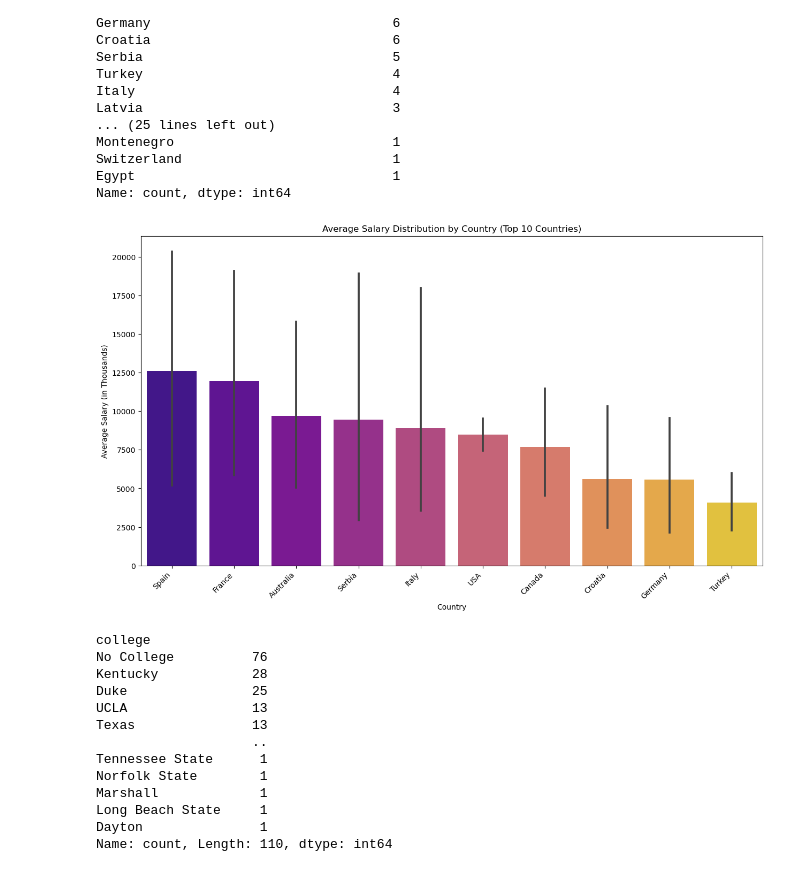
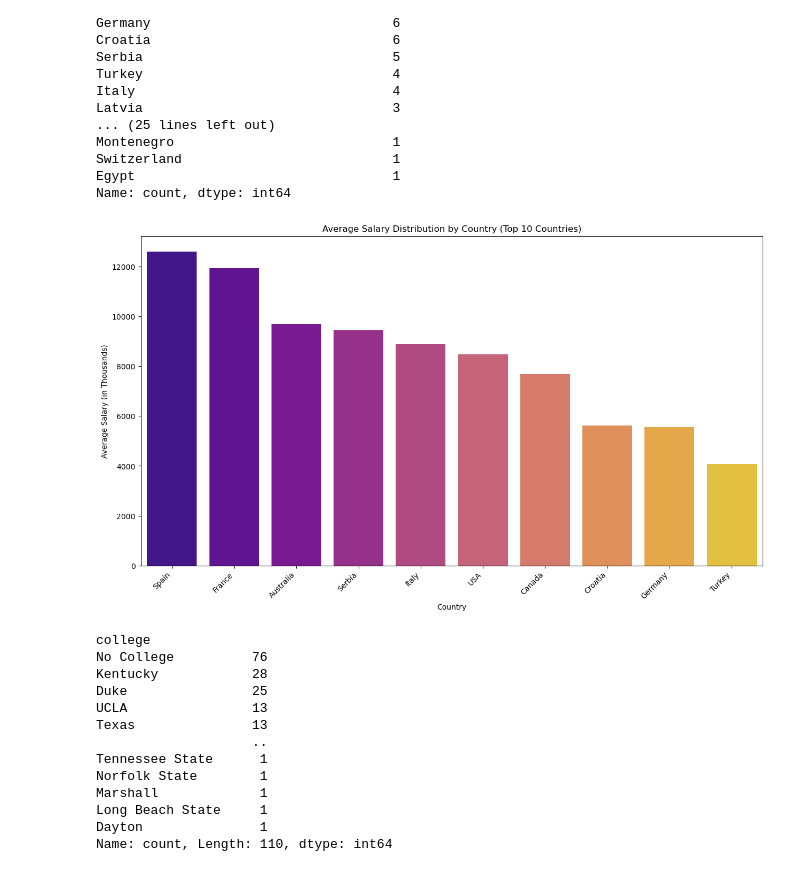
Before and after one commit to denizsimsek8/DATA-SCIENCE-PROJECT, a Jupyter notebook: NBA2K20.ipynb, the cells around one changed output. Saved outputs shown, nothing was run; the diff lists cells and outputs as text; code cells hidden in the pictures.

```diff
--- a/NBA2K20.ipynb
+++ b/NBA2K20.ipynb
@@ -543,20 +543,20 @@ fig.show()
 # %%
 # En çok temsil edilen ilk 10 ülkeyi ortalama ücretlerine göre sıralama
 
 top_countries = unique_players['country'].value_counts().nlargest(10).index
 top_countries_data = unique_players[unique_players['country'].isin(top_countries)].copy()
 top_countries_data.loc[:, 'salary_in_thousands'] = top_countries_data['salary'] / 1000
 sorted_countries = top_countries_data.groupby('country')['salary_in_thousands'].mean().sort_values(ascending=False).index
 
 plt.figure(figsize=(15, 8))
-sns.barplot(x='country', y='salary_in_thousands', data=top_countries_data, palette='plasma', order=sorted_countries)
+sns.barplot(x='country', y='salary_in_thousands', data=top_countries_data, palette='plasma', order=sorted_countries, errorbar=None)
 plt.xticks(rotation=45, ha='right')
 plt.xlabel('Country')
 plt.ylabel('Average Salary (in Thousands)')
 plt.title('Average Salary Distribution by Country (Top 10 Countries)')
 plt.show()
 # %% [output]
-[figure, old version]
+[figure, new version]
 # %%
 data['college'].value_counts()
 # %% [output]
```
Also changed, not shown: parts of 2 cells of this notebook.
